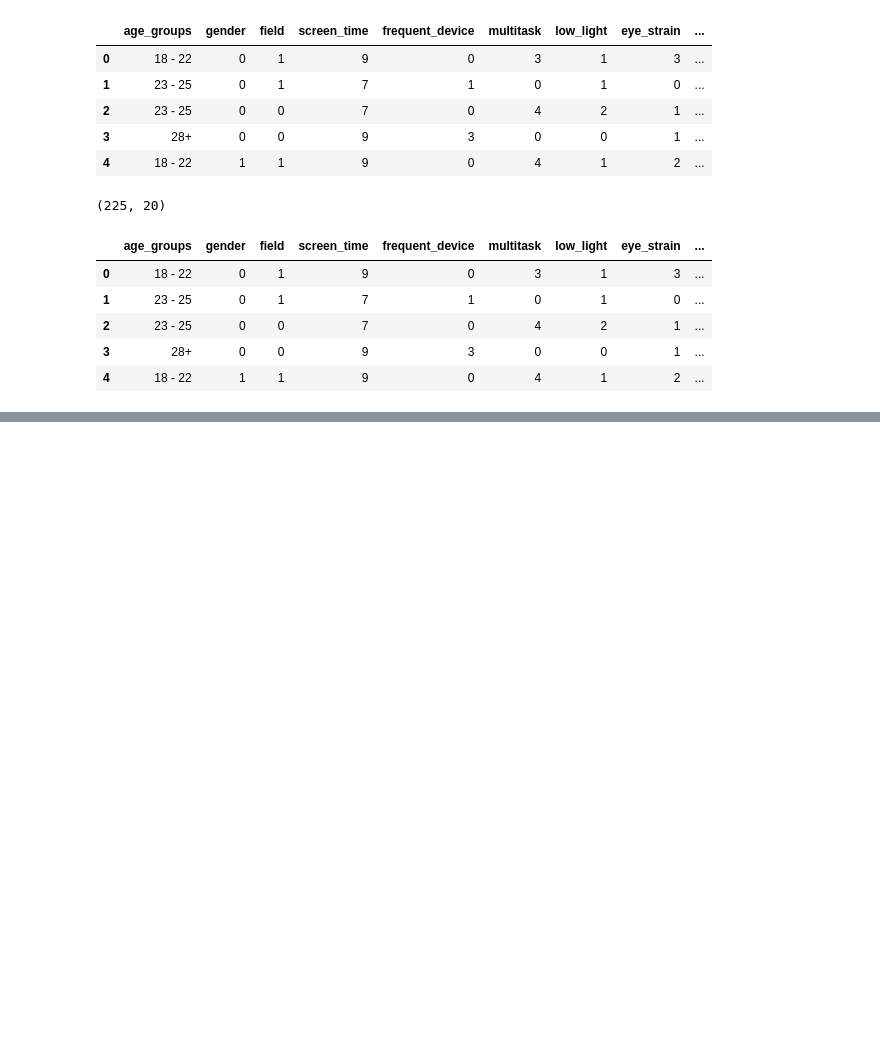
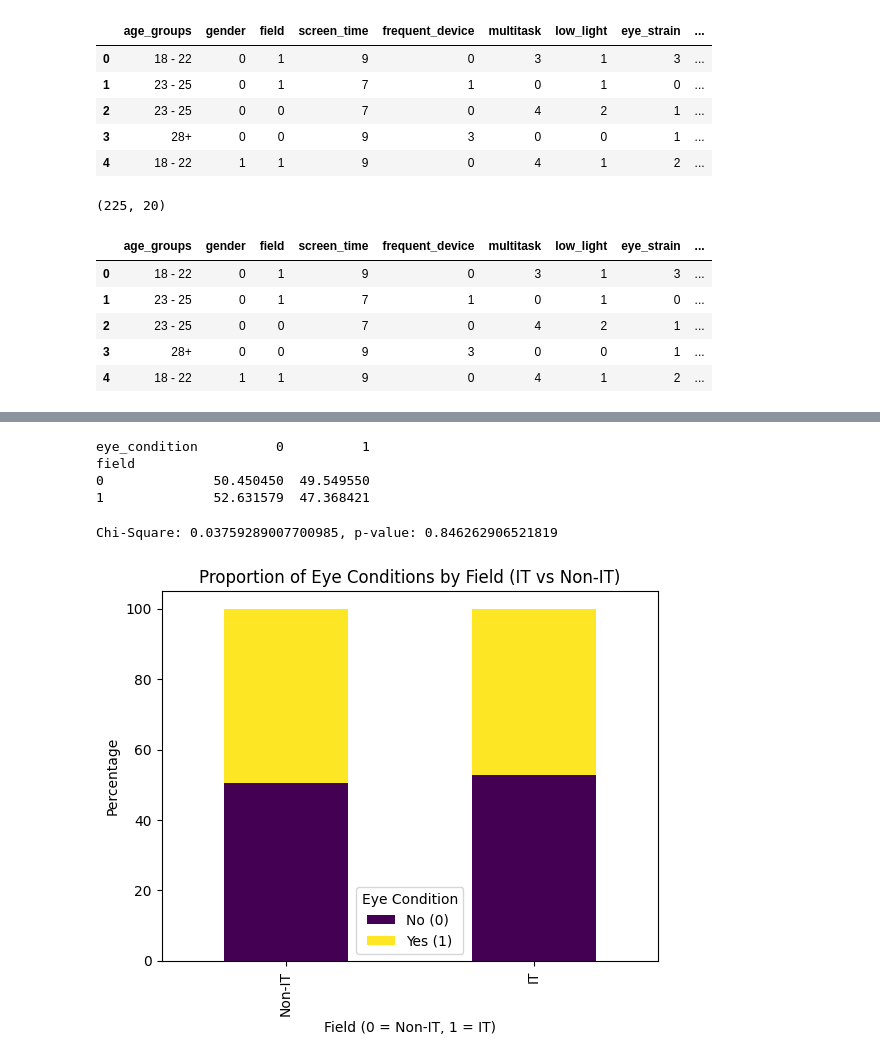
Before and after one commit to codebysubhan/Advance-Statistics-Analysis-Project, a Jupyter notebook: file.ipynb, the cells around one changed output, grey strips where cells are left out. Drawn from its saved outputs; the diff is of its cells as text; code cells hidden in the pictures; blank space fills up the shorter version.

```diff
--- a/file.ipynb
+++ b/file.ipynb
@@ -327,0 +370,33 @@ df.head()
+# %%
+eye_condition_by_field = df.groupby("field")["eye_condition"].value_counts(normalize=True).unstack()
+eye_condition_by_field *= 100  # Convert to percentages for easier interpretation
+print(eye_condition_by_field)
+# %% [output]
+eye_condition          0          1
+field
+0              50.450450  49.549550
+1              52.631579  47.368421
+# %%
+from scipy.stats import chi2_contingency
+
+# Create a contingency table
+contingency_table = pd.crosstab(df["field"], df["eye_condition"])
+chi2, p, dof, expected = chi2_contingency(contingency_table)
+
+print(f"Chi-Square: {chi2}, p-value: {p}")
+# %% [output]
+Chi-Square: 0.03759289007700985, p-value: 0.846262906521819
+# %%
+import seaborn as sns
+import matplotlib.pyplot as plt
+
+# Plot proportions
+eye_condition_by_field.plot(kind="bar", stacked=True, colormap="viridis")
+plt.title("Proportion of Eye Conditions by Field (IT vs Non-IT)")
+plt.xlabel("Field (0 = Non-IT, 1 = IT)")
+plt.ylabel("Percentage")
+plt.xticks(ticks=[0, 1], labels=["Non-IT", "IT"])
+plt.legend(["No (0)", "Yes (1)"], title="Eye Condition")
+plt.show()
+# %% [output]
+[figure, added]
```
Also changed, not shown: parts of 30 cells of this notebook, 1 other file.
